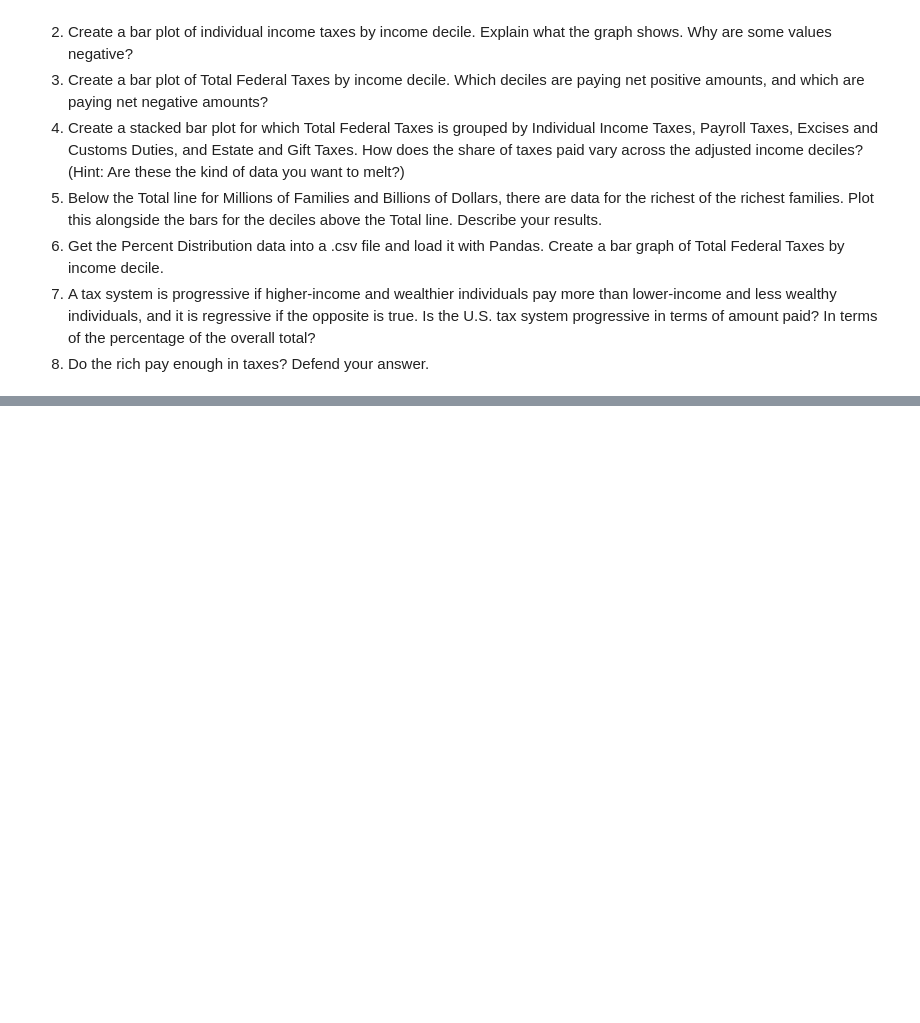
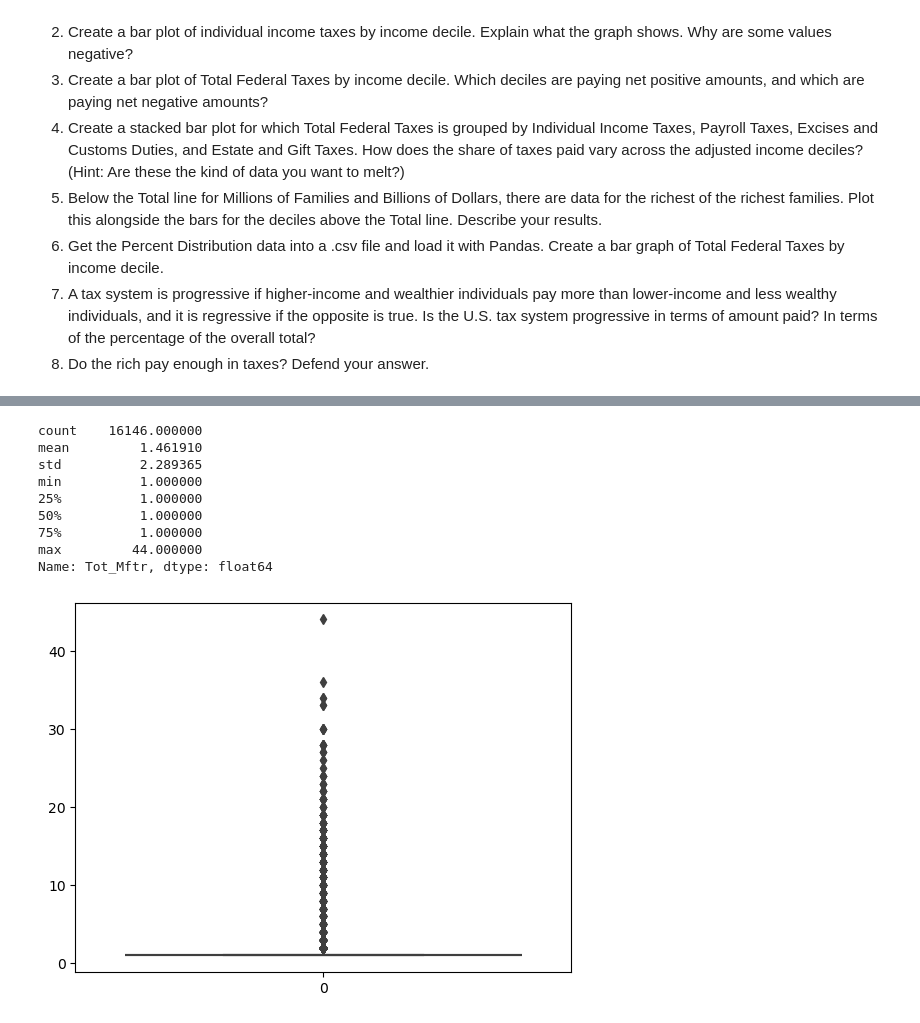
Before and after one commit to ctogs/DS-3001-IAs, a Jupyter notebook: assignment3-visualization/assignment/assignment.ipynb, the cells around one changed output, grey strips where cells are left out. Drawn from its saved outputs; the diff is of its cells as text; code cells hidden in the pictures; blank space fills up the shorter version.

```diff
--- a/assignment3-visualization/assignment/assignment.ipynb
+++ b/assignment3-visualization/assignment/assignment.ipynb
@@ -254,0 +352,15 @@ For some context, the Federal government ultimately spent about $4.4 trillion in
+# %%
+sns.boxplot(mftr)
+mftr.describe()
+# There's an outlier of 44 manufacturers
+# %% [output]
+count    16146.000000
+mean         1.461910
+std          2.289365
+min          1.000000
+25%          1.000000
+50%          1.000000
+75%          1.000000
+max         44.000000
+Name: Tot_Mftr, dtype: float64
+[figure, added]
```
Also changed, not shown: parts of 18 cells of this notebook, 3 other files.
